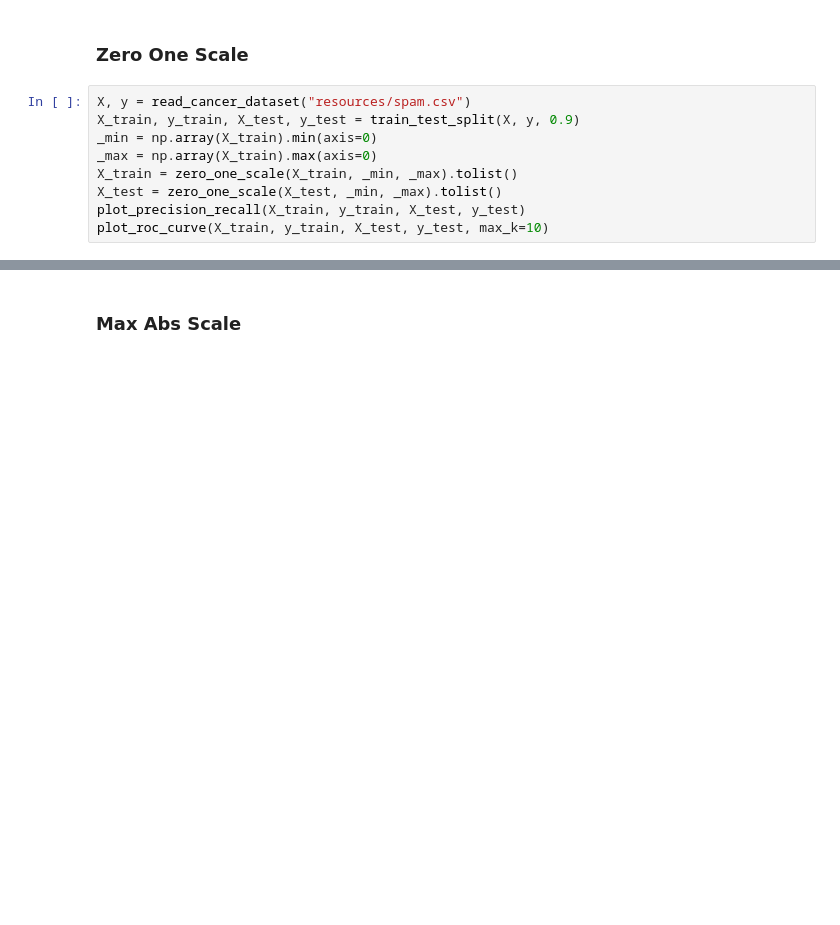
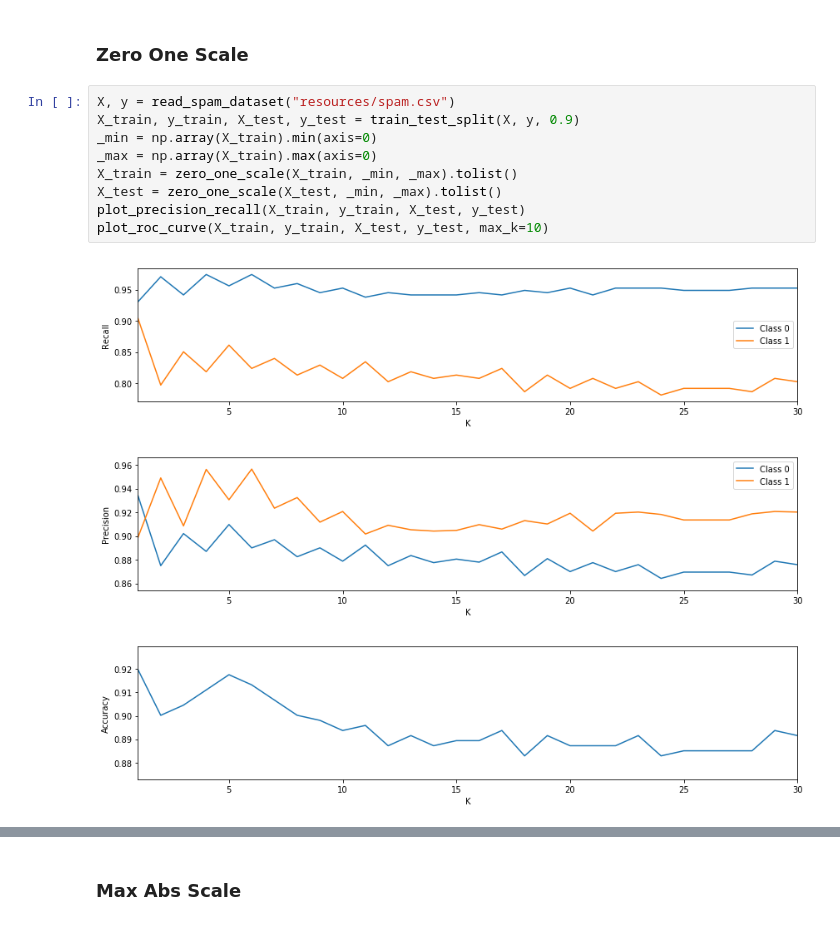
Before and after one commit to maximumSHOT-HSE/ML-HW, a Jupyter notebook: hw01/hw01_task.ipynb, the cells around one changed output, grey strips where cells are left out. Drawn from its saved outputs; the diff is of its cells as text; blank space fills up the shorter version.

```diff
--- a/hw01/hw01_task.ipynb
+++ b/hw01/hw01_task.ipynb
@@ -438,11 +448,15 @@ plot_roc_curve(X_train, y_train, X_test, y_test, max_k=10)
 # %% [markdown]
 ### Zero One Scale
 # %%
-X, y = read_cancer_dataset("resources/spam.csv")
+X, y = read_spam_dataset("resources/spam.csv")
 X_train, y_train, X_test, y_test = train_test_split(X, y, 0.9)
 _min = np.array(X_train).min(axis=0)
 _max = np.array(X_train).max(axis=0)
 X_train = zero_one_scale(X_train, _min, _max).tolist()
 X_test = zero_one_scale(X_test, _min, _max).tolist()
 plot_precision_recall(X_train, y_train, X_test, y_test)
 plot_roc_curve(X_train, y_train, X_test, y_test, max_k=10)
+# %% [output]
+[figure, added]
+[figure, added]
+[figure, added]
```
Also changed, not shown: parts of 6 cells of this notebook.
